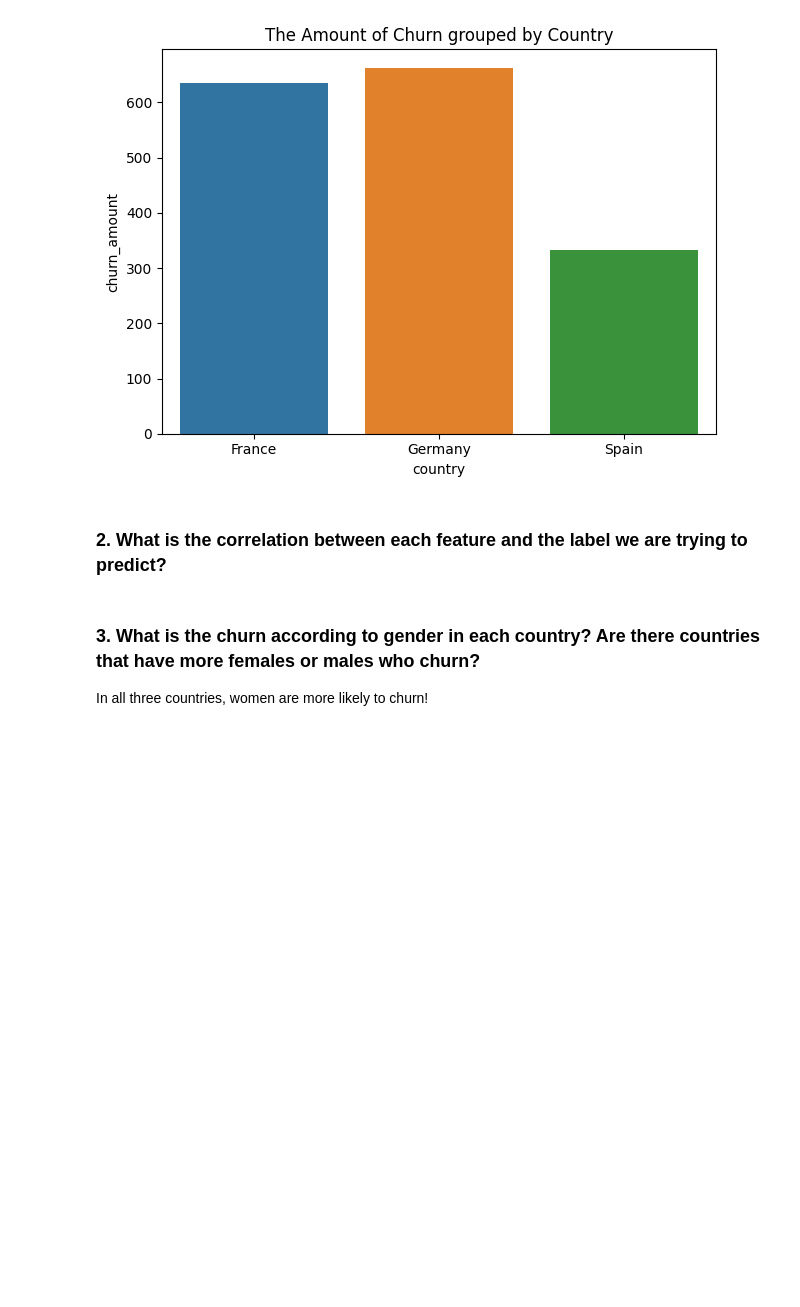
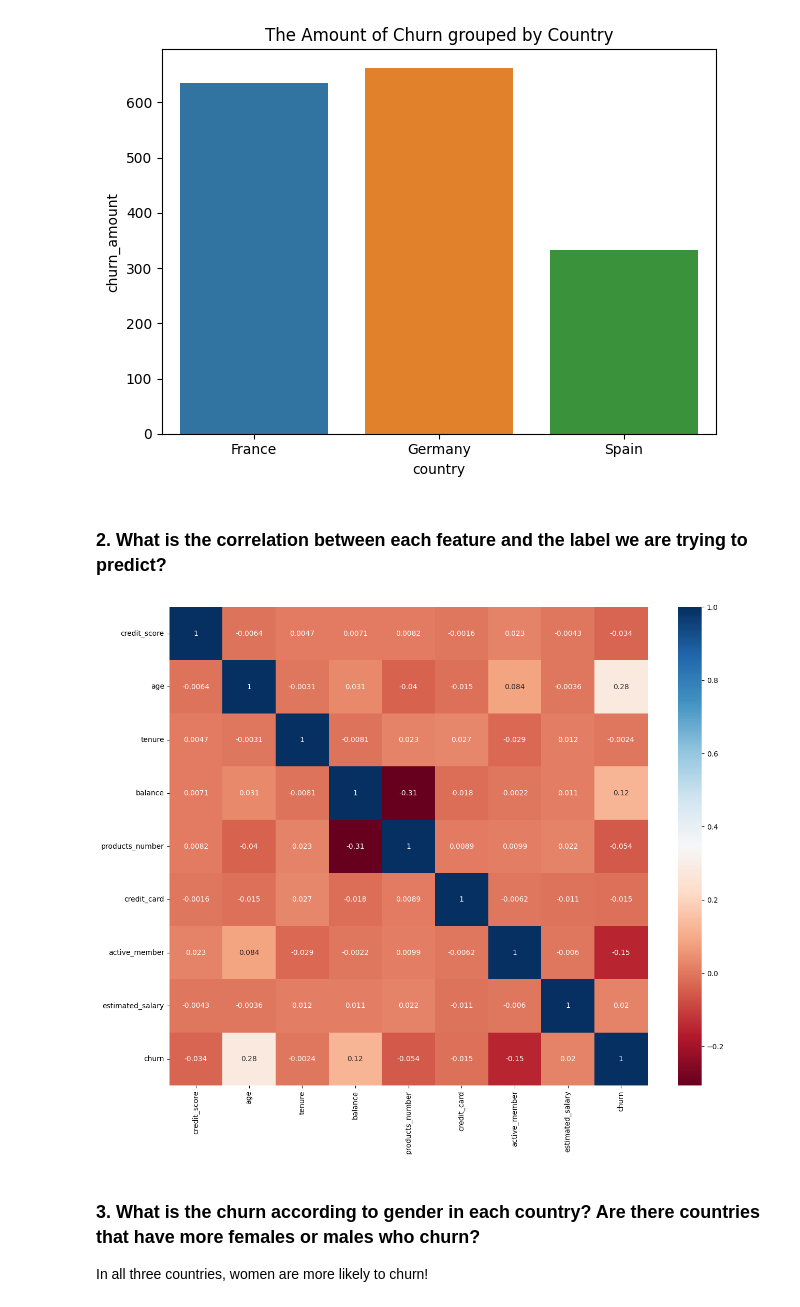
Before and after one commit to EitanKats/ML-project, a Jupyter notebook: Bank Churn.ipynb, the cells around one changed output. Saved outputs shown, nothing was run; the diff lists cells and outputs as text; code cells hidden in the pictures; blank space fills up the shorter version.

Commit message:
additional visualization added according to our questions

```diff
--- a/Bank Churn.ipynb
+++ b/Bank Churn.ipynb
@@ -146,6 +146,18 @@ plt.show()
 [figure]
 # %% [markdown]
 ### 2. What is the correlation between each feature and the label we are trying to predict?
+# %%
+colormap = plt.cm.RdBu
+
+sns.heatmap(train_set.drop(['customer_id'], axis=1).corr(numeric_only=True), annot=True, cmap=colormap,square=True )
+
+fig = plt.gcf()
+fig.set_size_inches(15, 12)
+
+
+plt.show()
+# %% [output]
+[figure, added]
 # %% [markdown]
 ### 3. What is the churn according to gender in each country? Are there countries that have more females or males who churn?
 In all three countries, women are more likely to churn!
```
Also changed, not shown: parts of 14 cells of this notebook.
